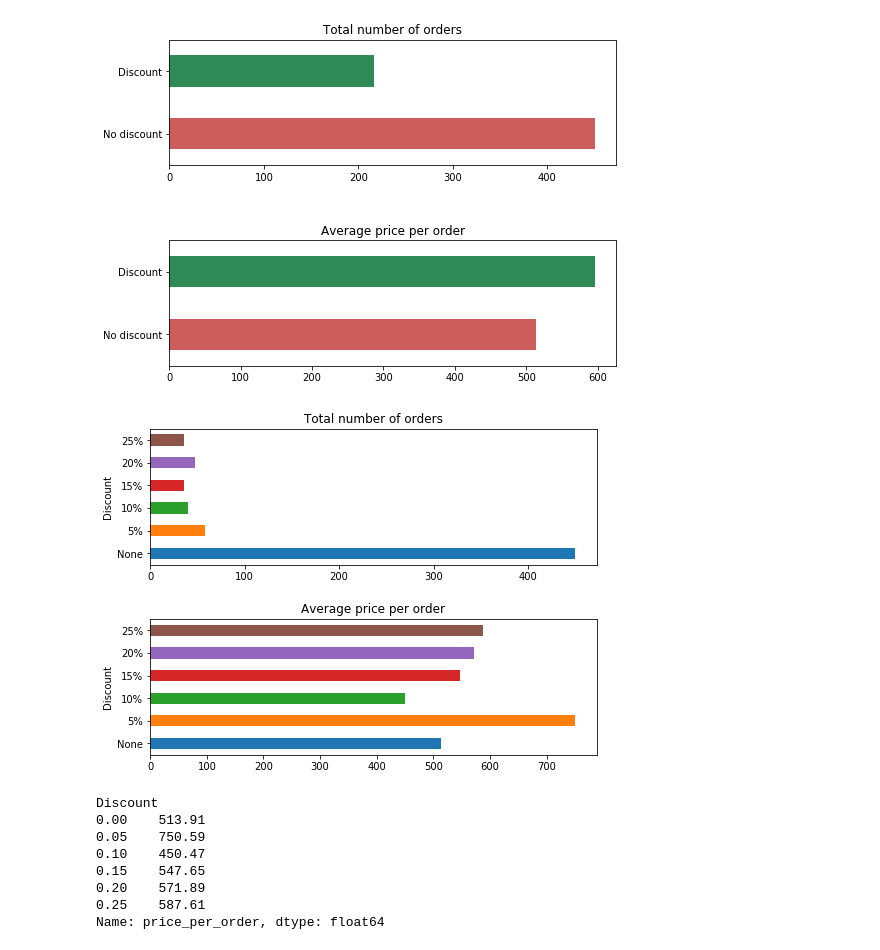
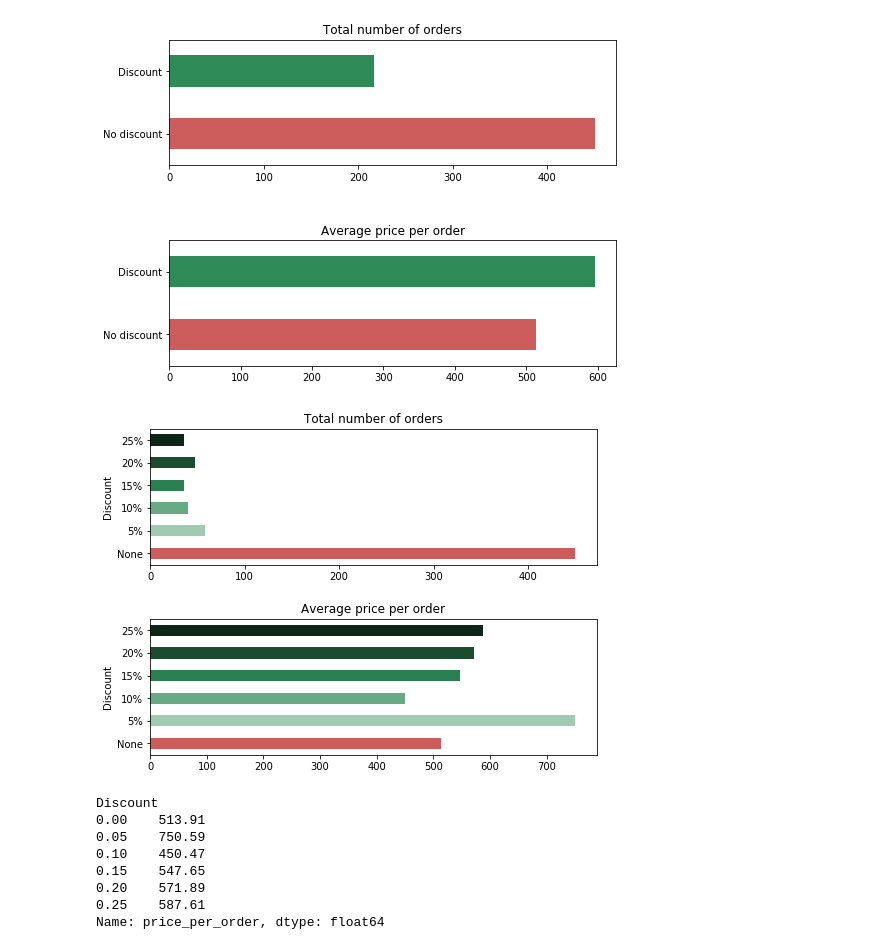
Before and after one commit to L-Lewis/dsc-2-final-project-online-ds-ft-011419, a Jupyter notebook: Module2_Project.ipynb, the cells around one changed output. Saved outputs shown, nothing was run; the diff lists cells and outputs as text; code cells hidden in the pictures.

```diff
--- a/Module2_Project.ipynb
+++ b/Module2_Project.ipynb
@@ -429,17 +432,17 @@ fig.subplots_adjust(hspace=0.6);
 # %%
 # Plotting the number of orders and average price per order for orders with different levels of discount
 fig, (ax1, ax2) = plt.subplots(2, 1, figsize=(8,6))
-df2.groupby(['Discount'])['price_per_order'].count().plot(kind='barh', ax=ax1)
-df2.groupby(['Discount'])['price_per_order'].mean().plot(kind='barh', ax=ax2)
+df2.groupby(['Discount'])['price_per_order'].count().plot(kind='barh', ax=ax1, colors=['indianred', '#A0CAB2', '#67AA84', '#2A7F50', '#1A4C30', '#0D2618'])
+df2.groupby(['Discount'])['price_per_order'].mean().plot(kind='barh', ax=ax2, colors=['indianred', '#A0CAB2', '#67AA84', '#2A7F50', '#1A4C30', '#0D2618'])
 ax1.set_title('Total number of orders')
 ax1.set_ylabel('Discount')
 ax2.set_ylabel('Discount')
 ax2.set_title('Average price per order')
 ax1.set_yticklabels(['None', '5%', '10%', '15%', '20%', '25%'])
 ax2.set_yticklabels(['None', '5%', '10%', '15%', '20%', '25%'])
 fig.subplots_adjust(hspace=0.4);
 # %% [output]
-[figure, old version]
+[figure, new version]
 # %%
 # Average order prices for each discount level
 round(df2.groupby(['Discount'])['price_per_order'].mean(),2)
```
Also changed, not shown: parts of 68 cells of this notebook.
